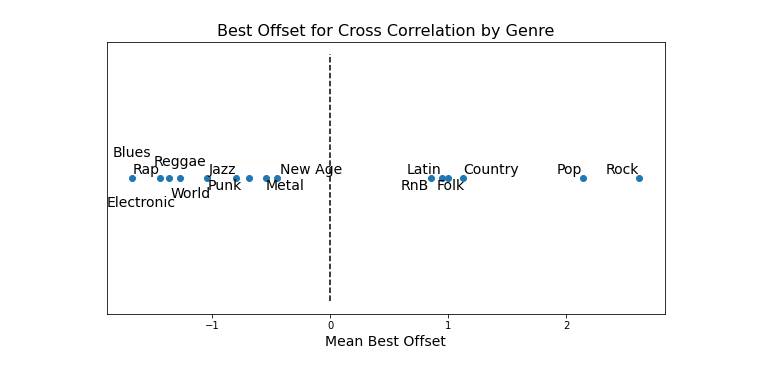
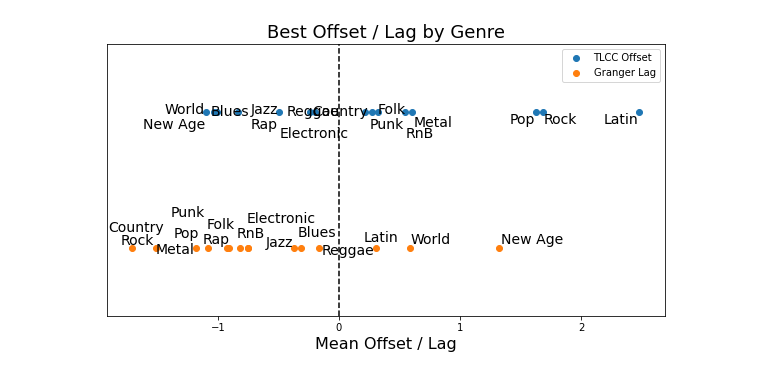
Before and after one commit to benpry/COG403-songlyrics, a Jupyter notebook: figures/AnalyzeResults.ipynb, the cells around one changed output. Drawn from its saved outputs; the diff is of its cells as text; code cells hidden in the pictures.

Commit message:
added more final figures

```diff
--- a/figures/AnalyzeResults.ipynb
+++ b/figures/AnalyzeResults.ipynb
@@ -16,19 +24,26 @@ agg_hist.get_figure().savefig("agg_hist.png", bbox_inches="tight")
 df_genre = pd.read_csv("../data/results_by_genre.csv")
 # %%
 x = df_genre["mean_offset"]
-y = [0 for _ in range(len(x))]
+y = [0.5 for _ in range(len(x))]
+x2 = df_genre["granger_lag"]
+y2 = [-0.5 for _ in range(len(x2))]
 fig, ax = plt.subplots(figsize=(10, 5))
-ax.scatter(x, y)
+ax.scatter(x, y, label="TLCC Offset")
+ax.scatter(x2, y2, label="Granger Lag")
+ax.legend()
 texts = []
 for index, row in df_genre.iterrows():
-    texts.append(ax.text(row["mean_offset"], 0, row["genre"], fontsize=14))
+    texts.append(ax.text(row["mean_offset"], 0.5, row["genre"], fontsize=14))
+    texts.append(ax.text(row["granger_lag"], -0.5, row["genre"], fontsize=14))
+
 adjust_text(texts)
 ax.set_yticks([])
-ax.plot((0,0), (-0.1, 0.1), linestyle="--", color="black")
-ax.set_xlabel("Mean Best Offset", fontsize=14)
-ax.set_title("Best Offset for Cross Correlation by Genre", fontsize=16)
-fig.savefig("mean_best_offset.png", bbox_inches="tight")
+ax.set_ylim(-1,1)
+ax.plot((0,0), (-1, 1), linestyle="--", color="black")
+ax.set_xlabel("Mean Offset / Lag", fontsize=16)
+ax.set_title("Best Offset / Lag by Genre", fontsize=18)
+fig.savefig("genre_plot.pdf", bbox_inches="tight")
 # %% [output]
-[figure, old version]
+[figure, new version]
 # %%
 df_genre
```
Also changed, not shown: parts of 4 cells of this notebook, 6 other files.
